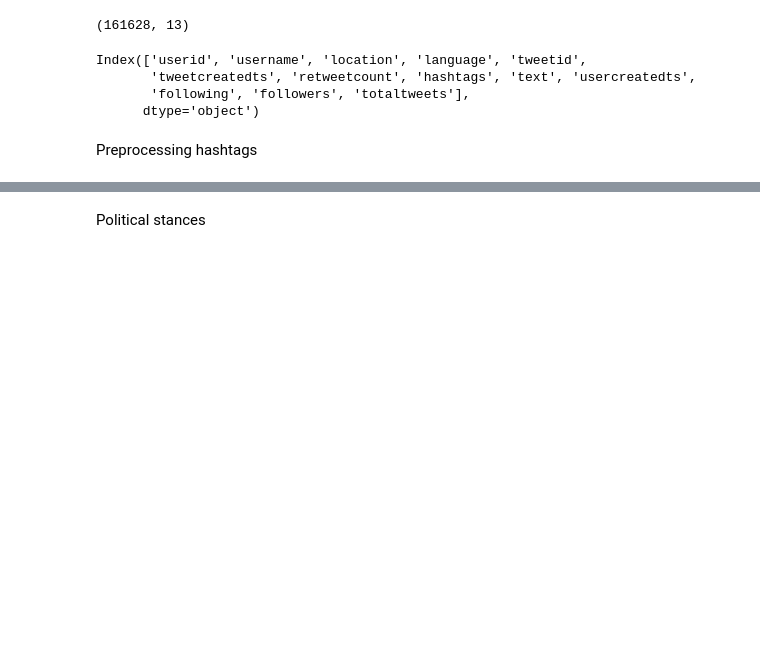
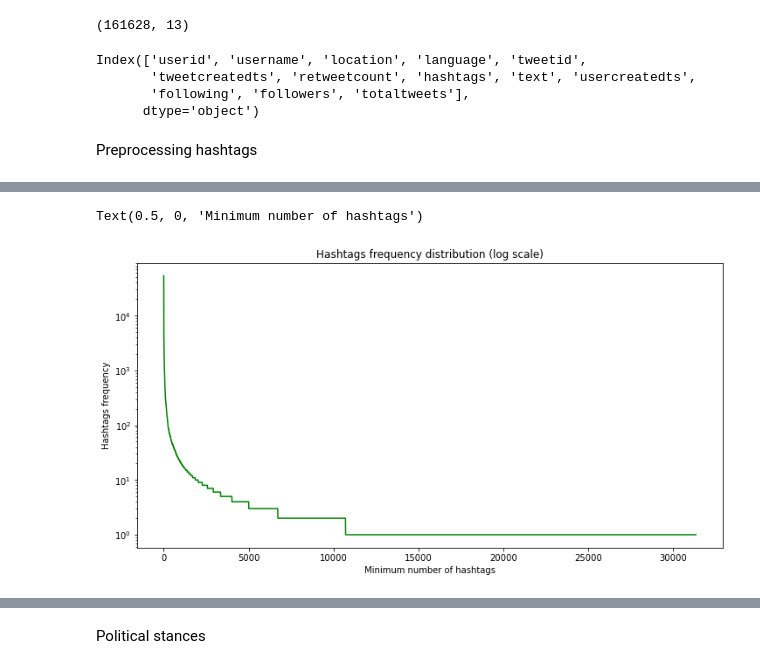
Before and after one commit to Yvonne27Jin/BSDS3002GP_Computational_propaganda_Ukraine, a Jupyter notebook: code/1_DPP.ipynb, the cells around one changed output, grey strips where cells are left out. Saved outputs shown, nothing was run; the diff lists cells and outputs as text; code cells hidden in the pictures; blank space fills up the shorter version.

```diff
--- a/code/1_DPP.ipynb
+++ b/code/1_DPP.ipynb
@@ -57,3 +59,18 @@ tagdf[1:20]
 | 17 | 2387 | RussiaUkraine |
 | 18 | 2185 | StopRussia |
 | 19 | 2156 | Ucrania |
+# %%
+from math import log
+
+y = tagdf["counts"]
+x = range(len(tagdf))
+
+plt.rcParams["figure.figsize"] = (12,6)
+plt.plot(y, "g")
+plt.yscale('log')
+plt.title("Hashtags frequency distribution (log scale)")
+plt.ylabel('Hashtags frequency')
+plt.xlabel('Minimum number of hashtags')
+# %% [output]
+Text(0.5, 0, 'Minimum number of hashtags')
+[figure, added]
```
Also changed, not shown: parts of 6 cells of this notebook, 6 other files.
